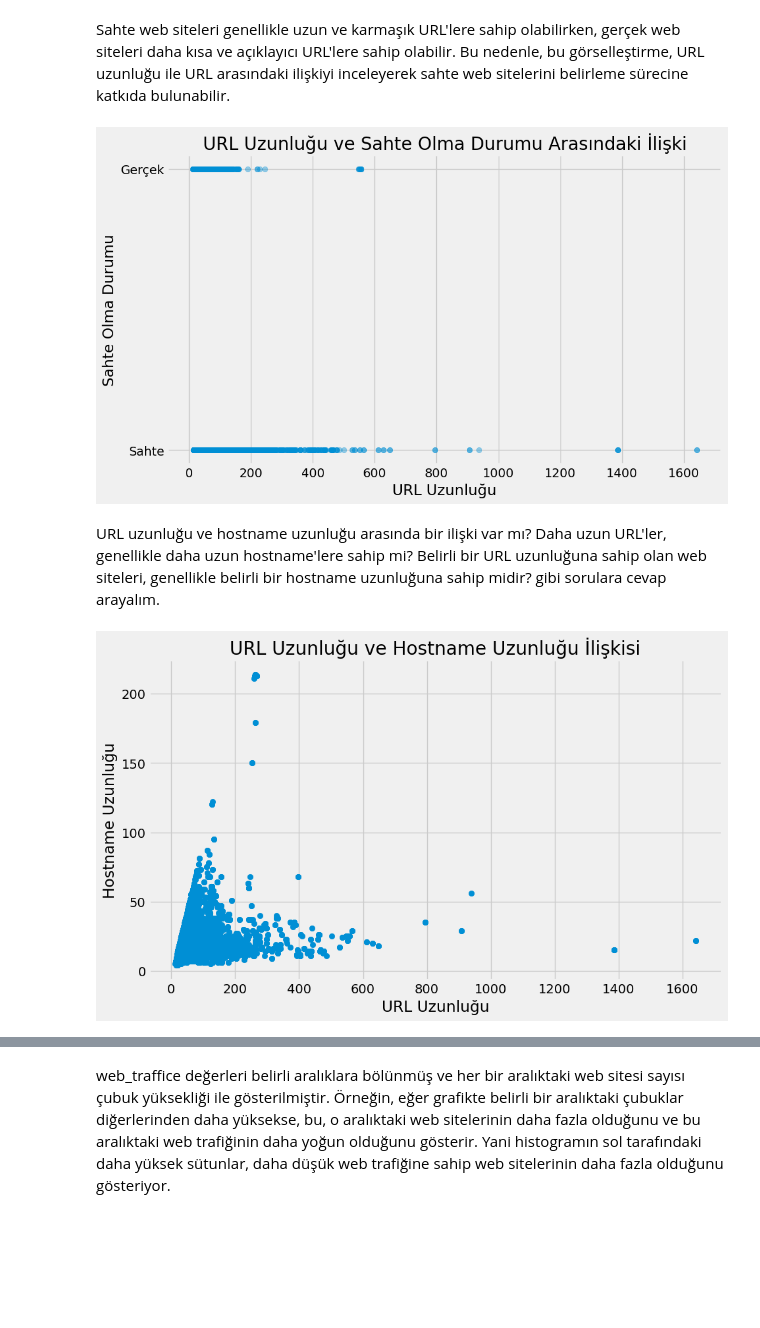
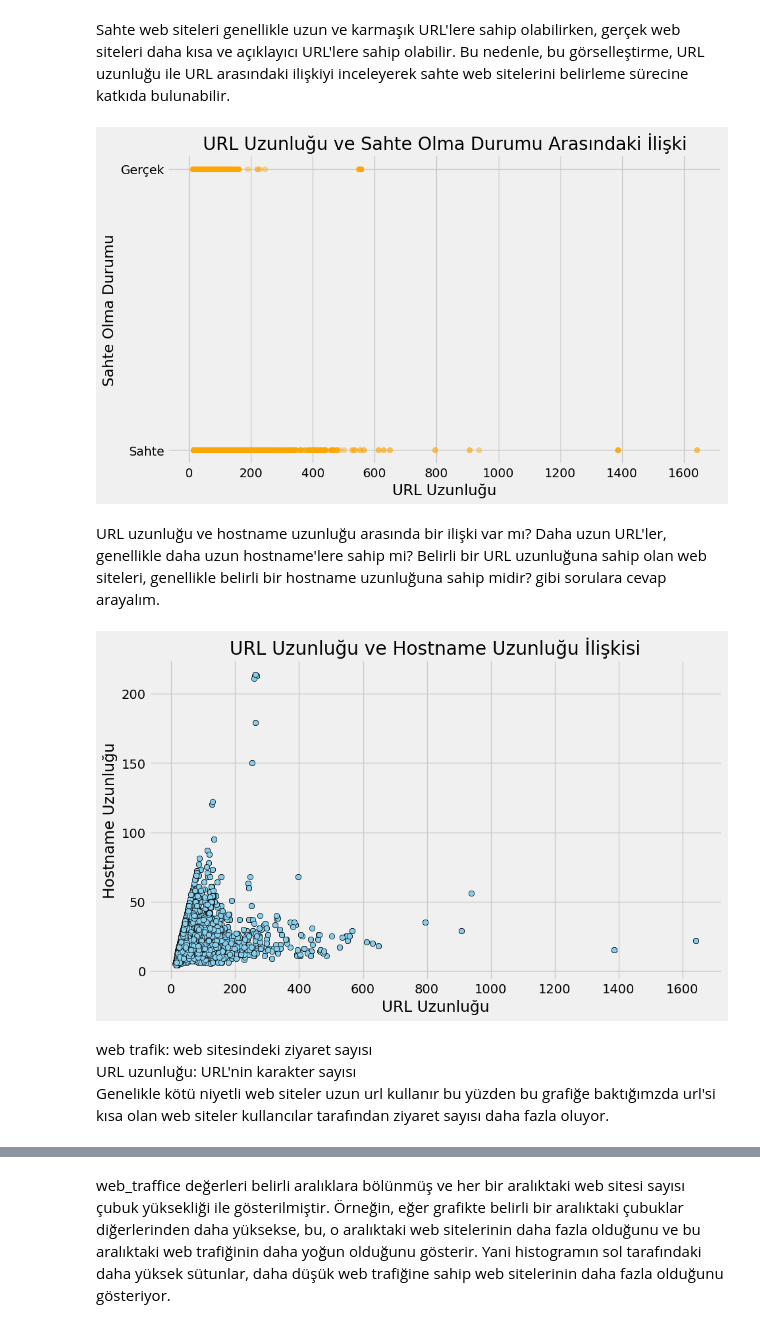
Before and after one commit to Phishbust/datanalysisandmodeling, a Jupyter notebook: data.ipynb, the cells around one changed output, grey strips where cells are left out. Drawn from its saved outputs; the diff is of its cells as text; code cells hidden in the pictures; blank space fills up the shorter version.

```diff
--- a/data.ipynb
+++ b/data.ipynb
@@ -147,7 +149,7 @@ url_length = df['url_length']
 status = df['status']
 
 plt.figure(figsize=(10, 6))
-plt.scatter(url_length, status, alpha=0.4)
+plt.scatter(url_length, status, alpha=0.4, color = ['orange'])
 
 plt.xlabel('URL Uzunluğu')
 plt.ylabel('Sahte Olma Durumu')
@@ -157,20 +159,24 @@ plt.yticks([0, 1], ['Sahte', 'Gerçek'])
 plt.grid(True)
 plt.show()
 # %% [output]
-[figure, old version]
+[figure, new version]
 # %% [markdown]
 <bold>URL uzunluğu ve hostname uzunluğu arasında bir ilişki var mı?
 Daha uzun URL'ler, genellikle daha uzun hostname'lere sahip mi?
 Belirli bir URL uzunluğuna sahip olan web siteleri, genellikle belirli bir hostname uzunluğuna sahip midir? gibi sorulara cevap arayalım. </bold>
 # %%
 plt.figure(figsize=(10, 6))
-plt.scatter(df['url_length'], df['hostname_length'])
+plt.scatter(df['url_length'], df['hostname_length'], color = 'skyblue', edgecolor = 'black')
 
 plt.xlabel('URL Uzunluğu')
 plt.ylabel('Hostname Uzunluğu')
 plt.title('URL Uzunluğu ve Hostname Uzunluğu İlişkisi')
 
 plt.grid(True)
 plt.show()
 # %% [output]
-[figure, old version]
+[figure, new version]
+# %% [markdown]
+<bold>web trafik: web sitesindeki ziyaret sayısı
+URL uzunluğu: URL'nin karakter sayısı
+Genelikle kötü niyetli web siteler uzun url kullanır bu yüzden bu grafiğe baktığımzda url'si kısa olan web siteler kullancılar tarafından ziyaret sayısı daha fazla oluyor.</bold>
```
Also changed, not shown: parts of 34 cells of this notebook.
